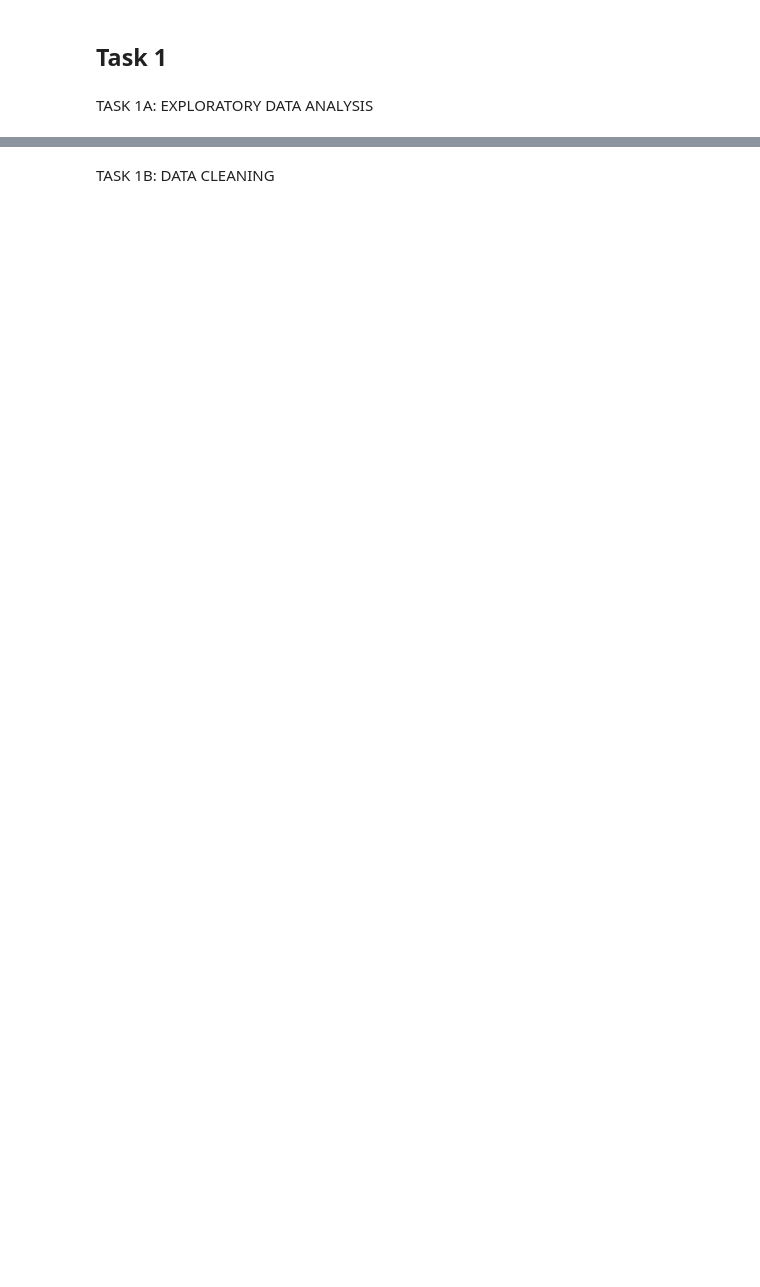
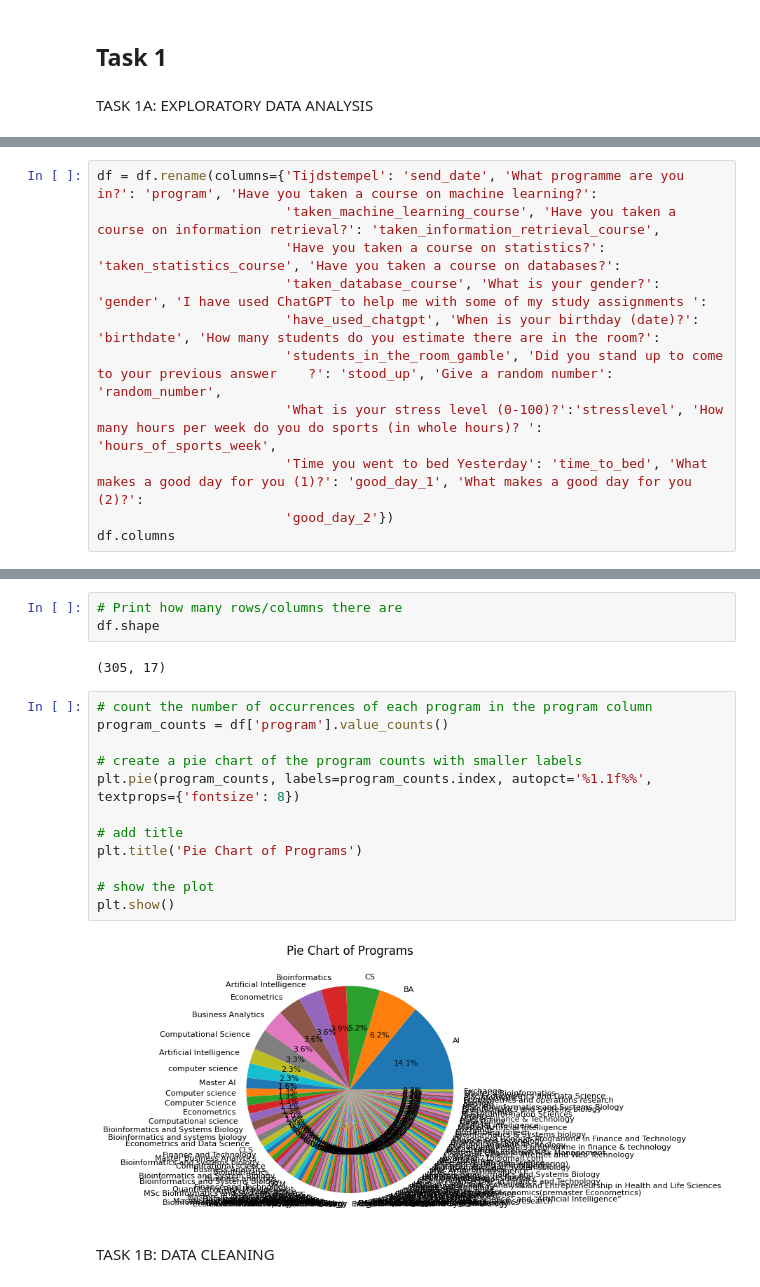
Before and after one commit to pshreyasv100/dmt-assignment-1, a Jupyter notebook: analysis.ipynb, the cells around one changed output, grey strips where cells are left out. Drawn from its saved outputs; the diff is of its cells as text; blank space fills up the shorter version.

```diff
--- a/analysis.ipynb
+++ b/analysis.ipynb
@@ -14,3 +16,14 @@ df.head()
 | 2 | 4-4-2023 12:08:38 | AI | no | 0 | mu | ... |
 | 3 | 4-4-2023 12:08:52 | Data mining | yes | 1 | mu | ... |
 | 4 | 4-4-2023 12:08:59 | Quantitative Risk Management | no | 0 | mu | ... |
+# %%
+df = df.rename(columns={'Tijdstempel': 'send_date', 'What programme are you in?': 'program', 'Have you taken a course on machine learning?':
+                        'taken_machine_learning_course', 'Have you taken a course on information retrieval?': 'taken_information_retrieval_course',
+                        'Have you taken a course on statistics?': 'taken_statistics_course', 'Have you taken a course on databases?':
+                        'taken_database_course', 'What is your gender?': 'gender', 'I have used ChatGPT to help me with some of my study assignments ':
+                        'have_used_chatgpt', 'When is your birthday (date)?': 'birthdate', 'How many students do you estimate there are in the room?':
+                        'students_in_the_room_gamble', 'Did you stand up to come to your previous answer    ?': 'stood_up', 'Give a random number': 'random_number',
+                        'What is your stress level (0-100)?':'stresslevel', 'How many hours per week do you do sports (in whole hours)? ': 'hours_of_sports_week',
+                        'Time you went to bed Yesterday': 'time_to_bed', 'What makes a good day for you (1)?': 'good_day_1', 'What makes a good day for you (2)?':
+                        'good_day_2'})
+df.columns
@@ -35,2 +47,21 @@ Index(['Tijdstempel', 'What programme are you in?',
+# %%
+# Print how many rows/columns there are
+df.shape
+# %% [output]
+(305, 17)
+# %%
+# count the number of occurrences of each program in the program column
+program_counts = df['program'].value_counts()
+
+# create a pie chart of the program counts with smaller labels
+plt.pie(program_counts, labels=program_counts.index, autopct='%1.1f%%', textprops={'fontsize': 8})
+
+# add title
+plt.title('Pie Chart of Programs')
+
+# show the plot
+plt.show()
+# %% [output]
+[figure, added]
 # %% [markdown]
 TASK 1B: DATA CLEANING
```
Also changed, not shown: parts of 6 cells of this notebook.
